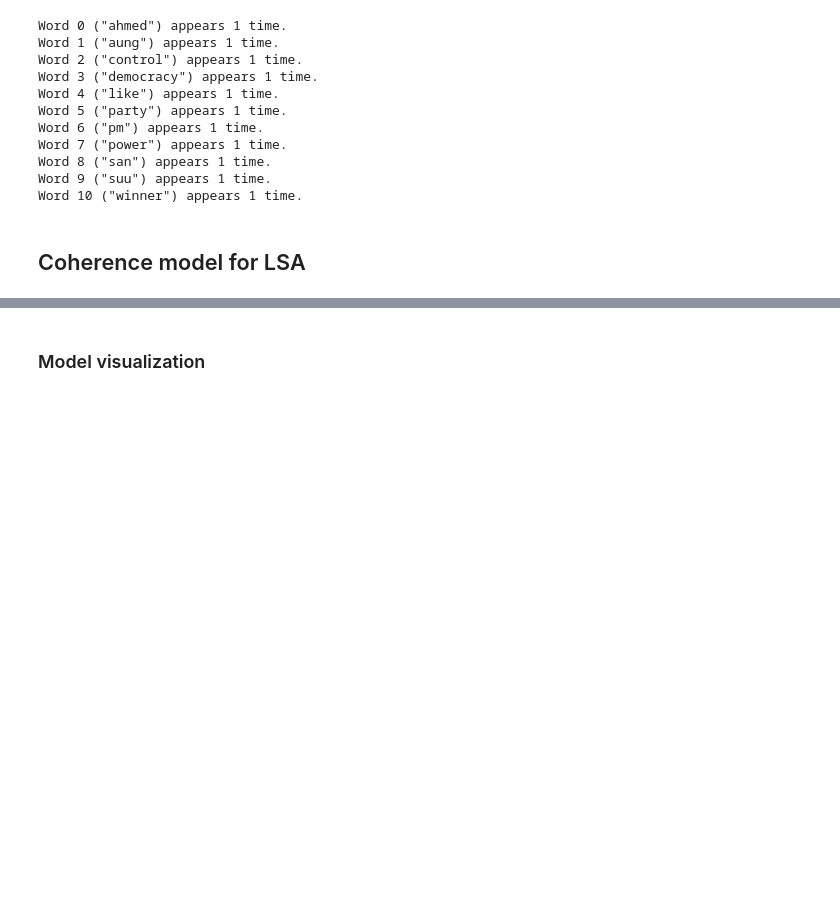
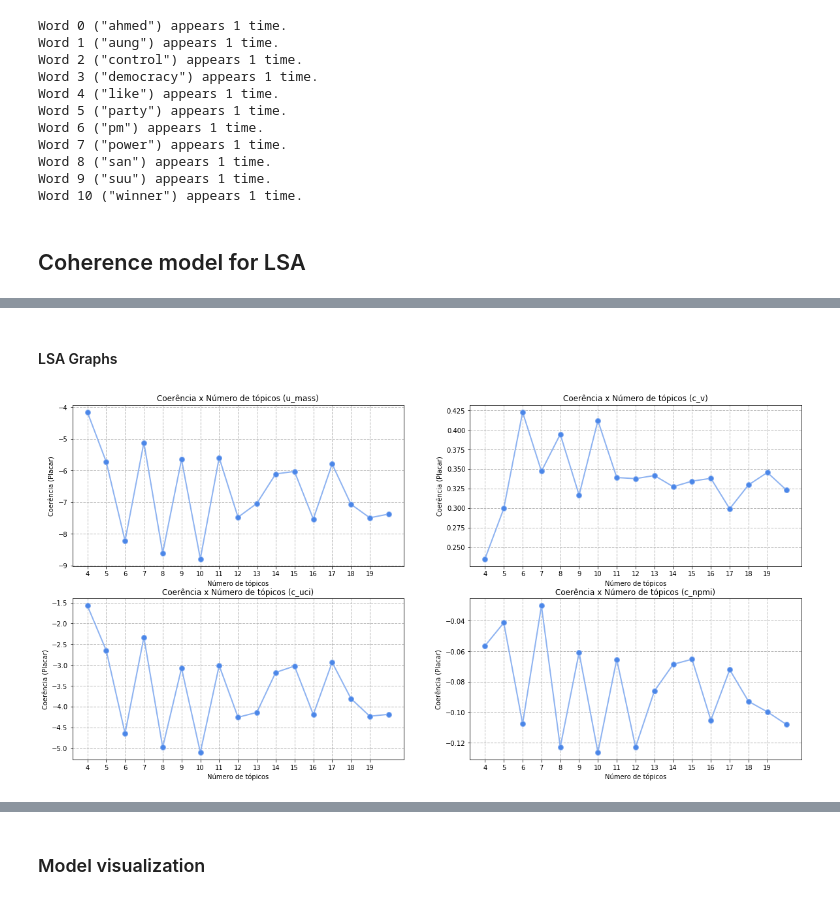
Before and after one commit to rmohashi/tweet-emotion-recognition, a Jupyter notebook: notebooks/Topic segmentation.ipynb, the cells around one changed output, grey strips where cells are left out. Saved outputs shown, nothing was run; the diff lists cells and outputs as text; code cells hidden in the pictures; blank space fills up the shorter version.

```diff
--- a/notebooks/Topic segmentation.ipynb
+++ b/notebooks/Topic segmentation.ipynb
@@ -208,0 +190,11 @@ plt.show()
+# %% [markdown]
+#### LSA Graphs
+# %%
+start = 4
+end = 20
+num_topics_values = range(start, end + 1)
+(lsa_models, coherence_values) = get_coherence_models(start, end, method='lsa')
+
+plot_graphs(num_topics_values, start, end, coherence_values)
+# %% [output]
+[figure, added]
```
Also changed, not shown: parts of 23 cells of this notebook, 3 other files.
